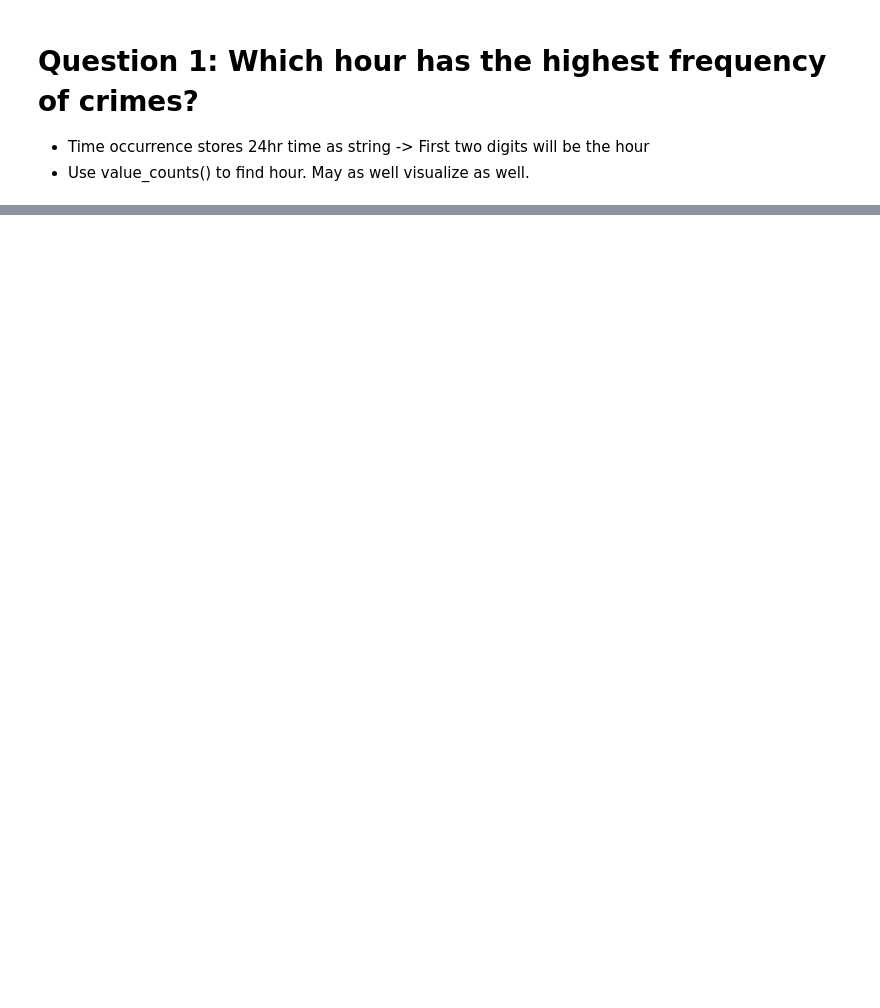
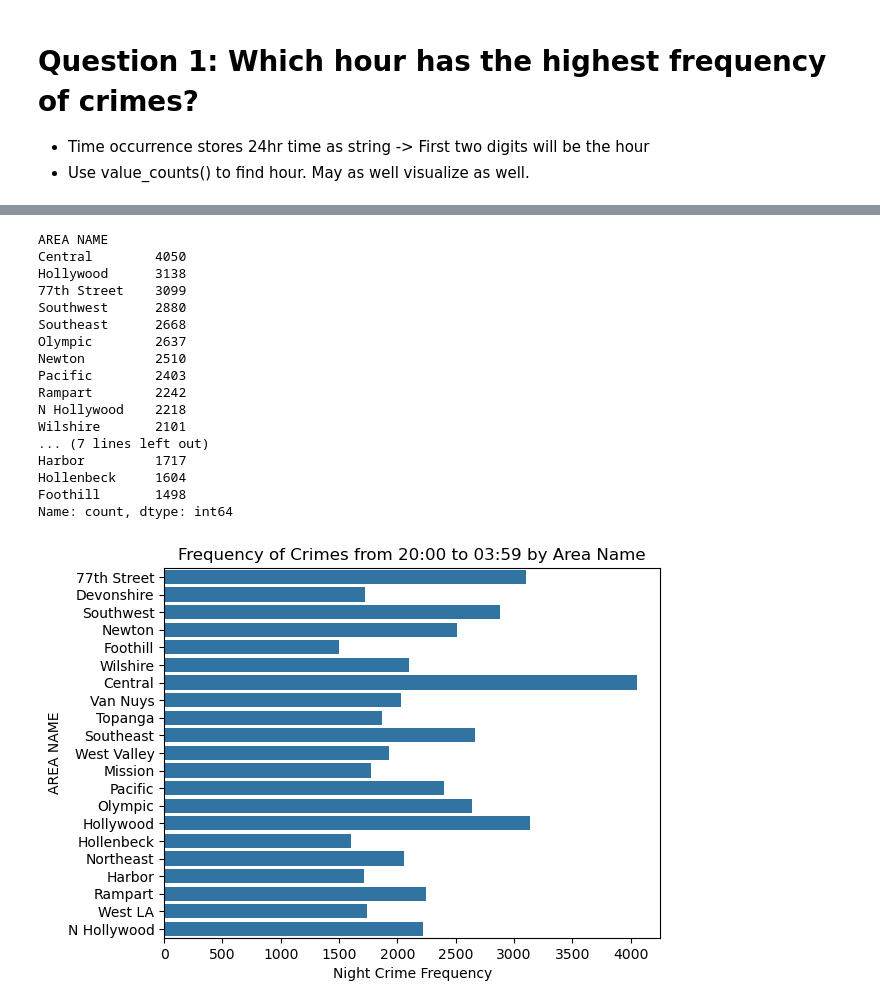
Before and after one commit to LucasFinney/data-portfolio, a Jupyter notebook: Projects/Analyzing Crime in Los Angeles/crime_in_LA.ipynb, the cells around one changed output, grey strips where cells are left out. Saved outputs shown, nothing was run; the diff lists cells and outputs as text; code cells hidden in the pictures; blank space fills up the shorter version.

Commit message:
Added crimes.CSV to datasets, finished crime in LA project.

```diff
--- a/Projects/Analyzing Crime in Los Angeles/crime_in_LA.ipynb
+++ b/Projects/Analyzing Crime in Los Angeles/crime_in_LA.ipynb
@@ -43,0 +97,38 @@ peak_crime_hour = max_hour
+# %%
+# Create a filter for night crimes using definition give (between 10pm and 3:59am)
+night = [np.logical_or(s<4, s>20) for s in crimes["OCC HOUR"]]
+
+# Create a new dataframe of just the night crimes
+night_crimes = crimes[night]
+
+# Create a frequency table of value_counts for area names in the night_crimes dataset
+night_crime_location_freqs = night_crimes["AREA NAME"].value_counts()
+print(night_crime_location_freqs)
+
+# Save index of the most frequent location
+peak_night_crime_location = night_crime_location_freqs.index[0]
+
+# Create a countplot to visualize the distribution
+sns.countplot(data=night_crimes, y="AREA NAME")
+plt.xlabel("Night Crime Frequency")
+plt.title("Frequency of Crimes from 20:00 to 03:59 by Area Name")
+plt.show()
+# %% [output]
+AREA NAME
+Central        4050
+Hollywood      3138
+77th Street    3099
+Southwest      2880
+Southeast      2668
+Olympic        2637
+Newton         2510
+Pacific        2403
+Rampart        2242
+N Hollywood    2218
+Wilshire       2101
+... (7 lines left out)
+Harbor         1717
+Hollenbeck     1604
+Foothill       1498
+Name: count, dtype: int64
+[figure, added]
```
Also changed, not shown: parts of 7 cells of this notebook, 2 other files.
